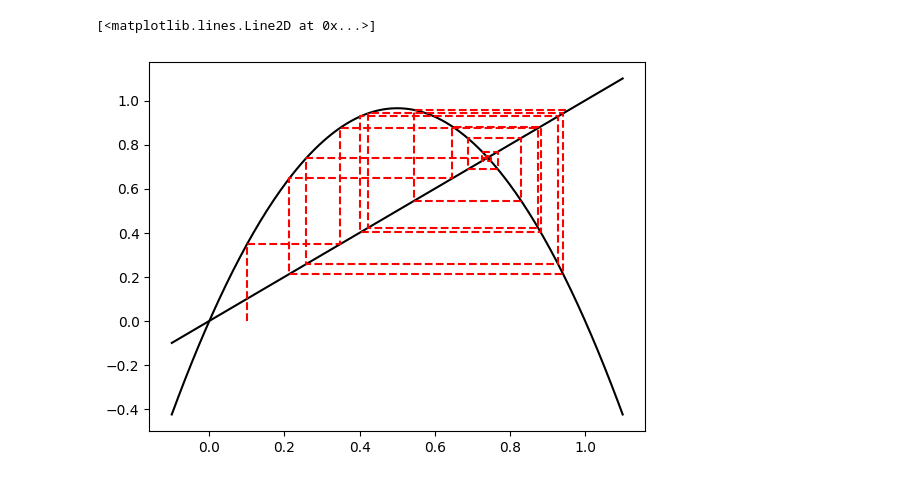
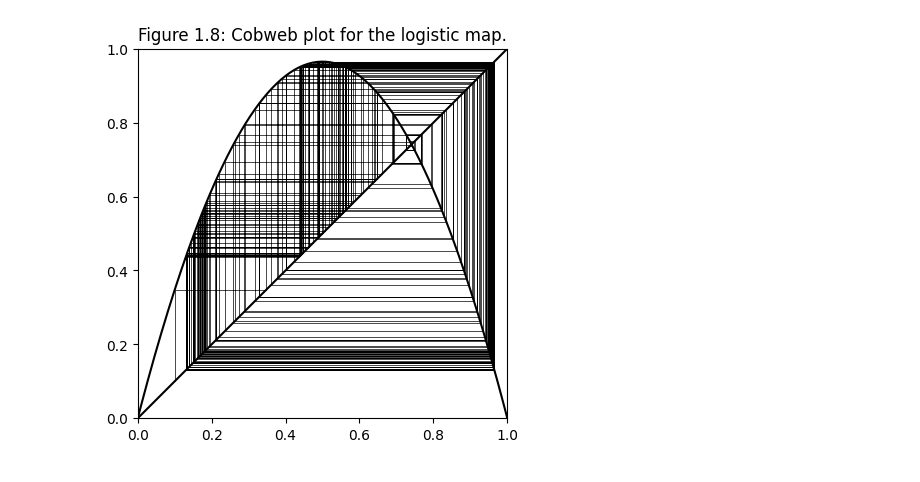
Before and after one commit to vini-fda/FM_223_Lista1, a Jupyter notebook: lista1.ipynb, the cells around one changed output. Saved outputs shown, nothing was run; the diff lists cells and outputs as text; code cells hidden in the pictures.

```diff
--- a/lista1.ipynb
+++ b/lista1.ipynb
@@ -74,8 +104,8 @@ plt.plot(xpb, ypb, 'b--')
 num_iterations = 100
 dx = 1e-4
 num_points = num_iterations * len(np.arange(1, 4, dx))
-all_as = np.empty(num_points)
-all_xs = np.empty(num_points)
+av = np.empty(num_points)
+xv = np.empty(num_points)
 
 index = 0
 for a in np.arange(1, 4, dx):
@@ -84,15 +114,13 @@ for a in np.arange(1, 4, dx):
         x = a * x * (1 - x)
     for _ in range(100):
         x = a * x * (1 - x)
-        all_as[index] = a
-        all_xs[index] = x
+        av[index] = a
+        xv[index] = x
         index += 1
 
 # Plotting
 plt.figure(figsize=(10, 6))
-plt.scatter(all_as, all_xs, s=0.1, c='black', marker='.')
-plt.xlabel('a')
-plt.ylabel('x')
-plt.title('Bifurcation Diagram')
+plt.scatter(av, xv, s=0.0001, c='black', marker='.')
+plt.title('Figure 1.6: Bifurcation diagram of $g_a(x) = ax(1-x)$')
 plt.show()
 # %% [output]
@@ -117,17 +145,22 @@ Text(0.5, 0, 'a')
 # %%
 # Figura 1.8
 # Figure 1.8: Cobweb plot for an orbit of g(x)= 3.86x(1-x)
 
 f = lambda x: 3.86*x*(1-x)
 
 x = np.linspace(-0.1, 1.1, 200)
 y = f(x)
 plt.plot(x, y, 'k')
 plt.plot(x, x, 'k')
 # finite amount of iterations for cobweb
-n = 20
-xp, yp = gen_orbit(0.1, f, n)
-plt.plot(xp, yp, 'r--')
+n = 200
+xp, yp = gen_orbit(0.1, f, n, at_zero=False)
+plt.plot(xp, yp, linewidth=0.5, color='k')
+plt.xlim(0, 1.0)
+plt.ylim(0, 1.0)
+plt.title('Figure 1.8: Cobweb plot for the logistic map.')
+# set scale to 1:1
+ax = plt.gca()
+ax.set_aspect(1)
 # %% [output]
-[<matplotlib.lines.Line2D at 0x...>]
-[figure, old version]
+[figure, new version]
```
Also changed, not shown: parts of 11 cells of this notebook.
